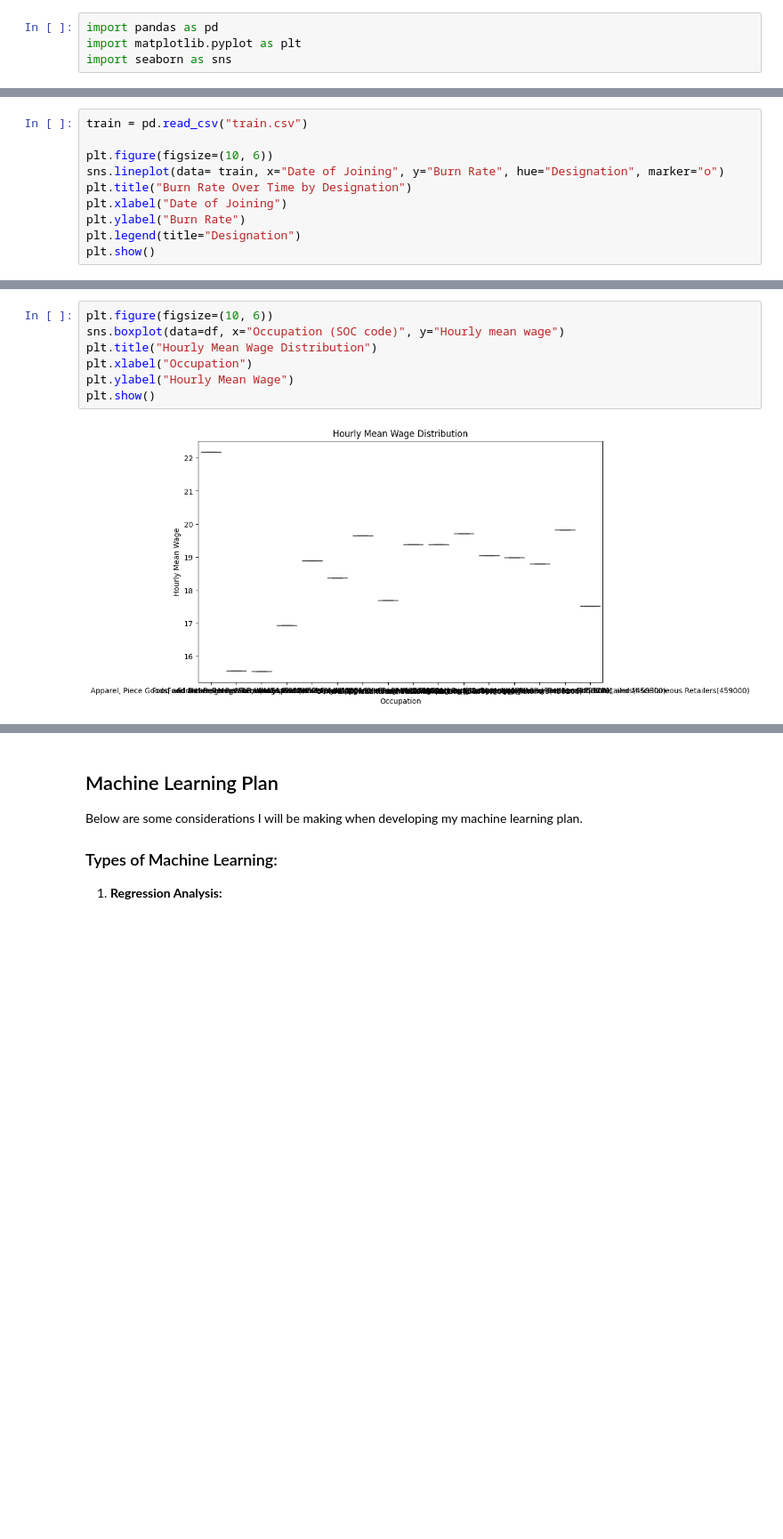
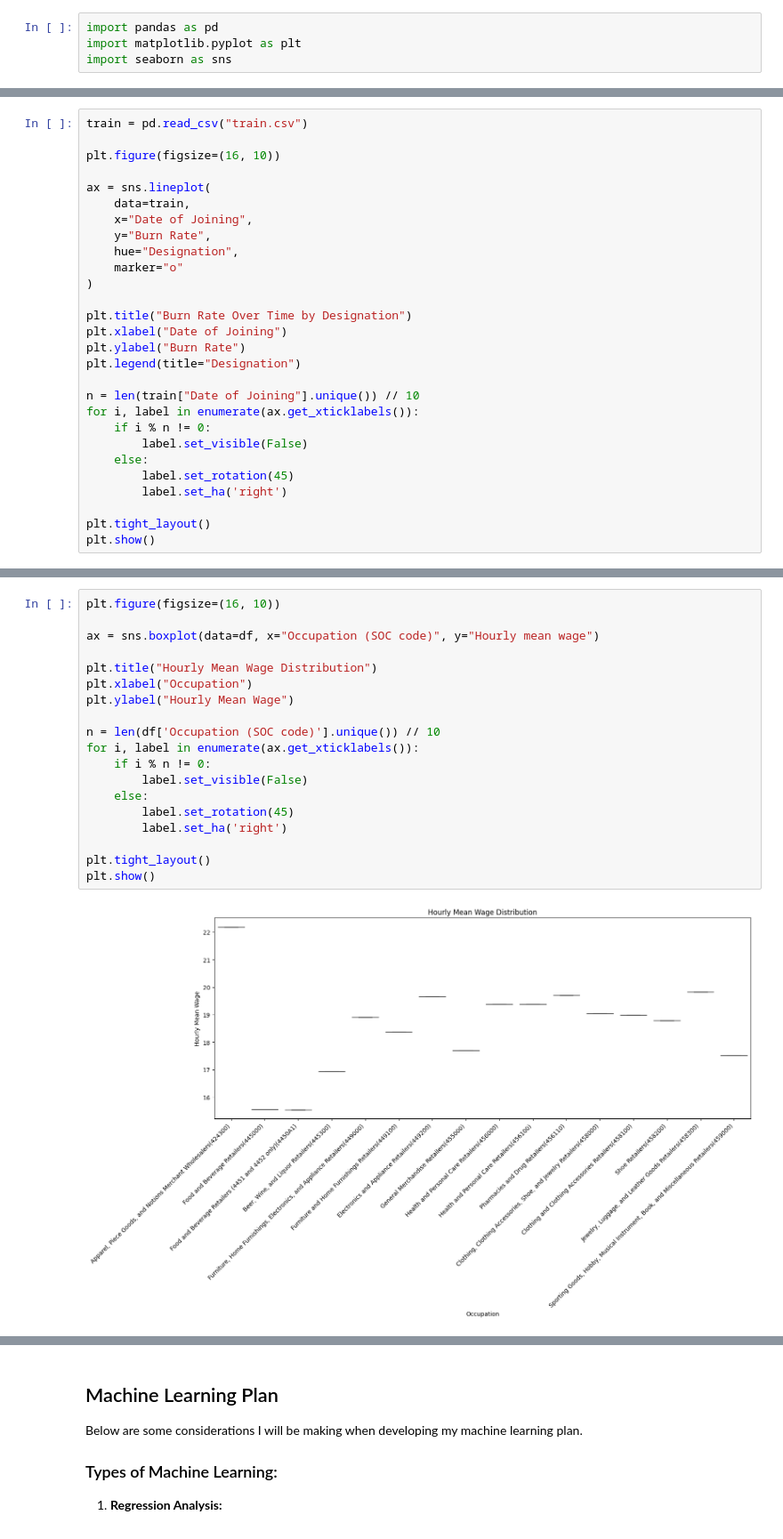
Before and after one commit to IT4063C-Fall24/final-project-cortesne, a Jupyter notebook: source.ipynb, the cells around one changed output, grey strips where cells are left out. Shown at 89% size. Saved outputs shown, nothing was run; the diff lists cells and outputs as text; blank space fills up the shorter version.

```diff
--- a/source.ipynb
+++ b/source.ipynb
@@ -344,11 +358,29 @@ plt.show()
 # %%
 train = pd.read_csv("train.csv")
 
-plt.figure(figsize=(10, 6))
-sns.lineplot(data= train, x="Date of Joining", y="Burn Rate", hue="Designation", marker="o")
+plt.figure(figsize=(16, 10))
+
+ax = sns.lineplot(
+    data=train,
+    x="Date of Joining",
+    y="Burn Rate",
+    hue="Designation",
+    marker="o"
+)
+
 plt.title("Burn Rate Over Time by Designation")
 plt.xlabel("Date of Joining")
 plt.ylabel("Burn Rate")
 plt.legend(title="Designation")
+
+n = len(train["Date of Joining"].unique()) // 10
+for i, label in enumerate(ax.get_xticklabels()):
+    if i % n != 0:
+        label.set_visible(False)
+    else:
+        label.set_rotation(45)
+        label.set_ha('right')
+
+plt.tight_layout()
 plt.show()
 # %% [output]
@@ -356,10 +388,22 @@ plt.show()
 # %%
-plt.figure(figsize=(10, 6))
-sns.boxplot(data=df, x="Occupation (SOC code)", y="Hourly mean wage")
+plt.figure(figsize=(16, 10))
+
+ax = sns.boxplot(data=df, x="Occupation (SOC code)", y="Hourly mean wage")
+
 plt.title("Hourly Mean Wage Distribution")
 plt.xlabel("Occupation")
 plt.ylabel("Hourly Mean Wage")
+
+n = len(df['Occupation (SOC code)'].unique()) // 10
+for i, label in enumerate(ax.get_xticklabels()):
+    if i % n != 0:
+        label.set_visible(False)
+    else:
+        label.set_rotation(45)
+        label.set_ha('right')
+
+plt.tight_layout()
 plt.show()
 # %% [output]
-[figure, old version]
+[figure, new version]
 # %%
```
Also changed, not shown: parts of 4 cells of this notebook, 1 other file.
